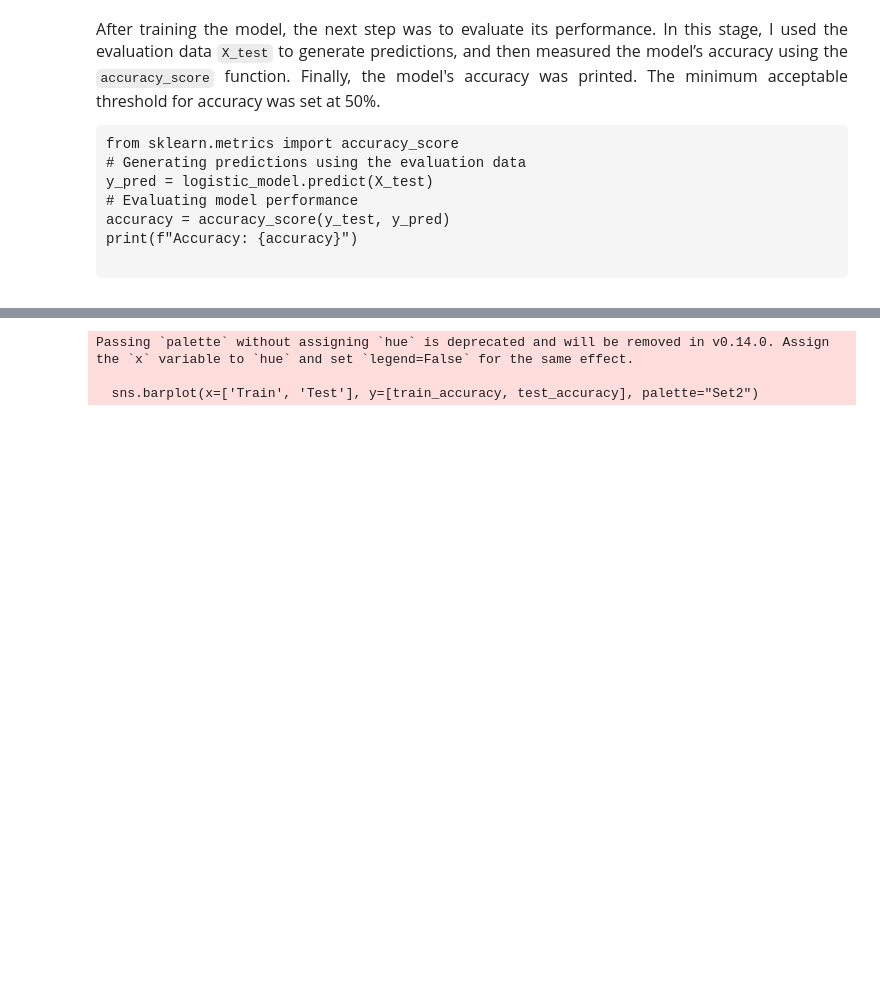
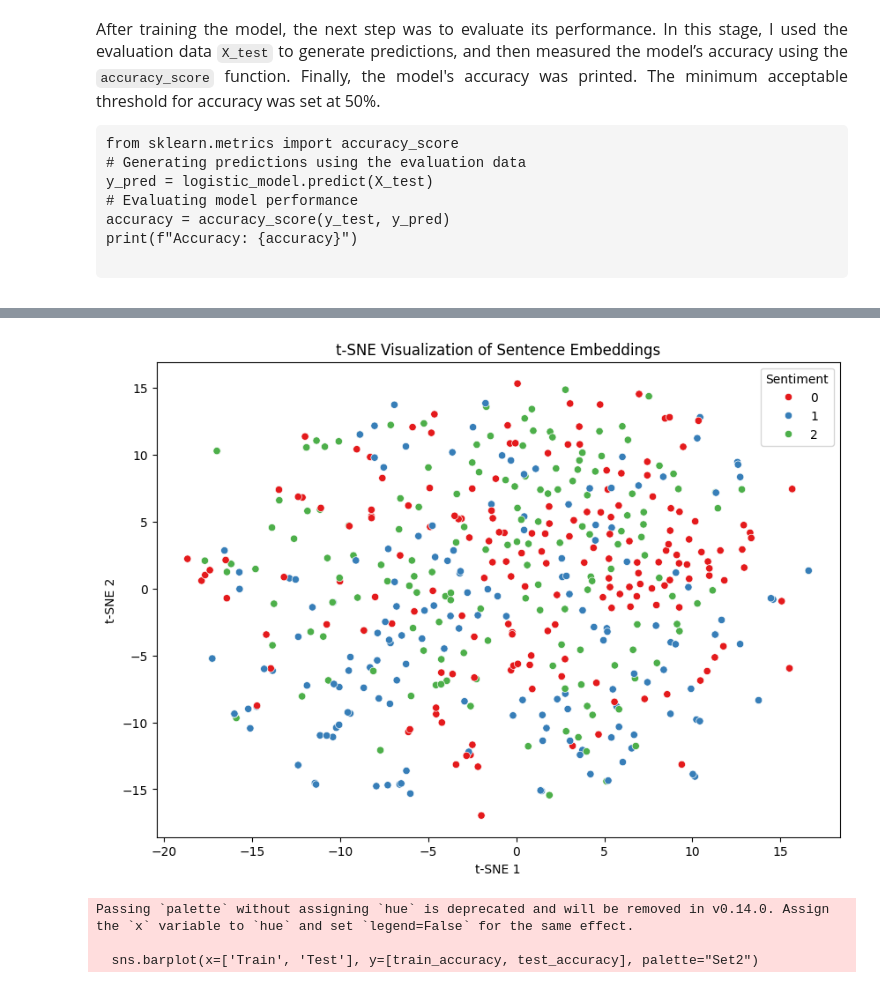
Before and after one commit to Mah-En/Sentiment-Explorer-Persian-Comment-Classification, a Jupyter notebook: persian_comments_preprocessing.ipynb, the cells around one changed output, grey strips where cells are left out. Saved outputs shown, nothing was run; the diff lists cells and outputs as text; code cells hidden in the pictures; blank space fills up the shorter version.

```diff
--- a/persian_comments_preprocessing.ipynb
+++ b/persian_comments_preprocessing.ipynb
@@ -521,3 +595,17 @@ plt.show()
+# %%
+# 2. t-SNE Visualization of Sentence Embeddings
+from sklearn.manifold import TSNE
+tsne = TSNE(n_components=2, random_state=42, perplexity=40)
+sentence_vecs_2d = tsne.fit_transform(X[:500])  # Use a subset for speed
+plt.figure(figsize=(10,7))
+sns.scatterplot(x=sentence_vecs_2d[:,0], y=sentence_vecs_2d[:,1], hue=y[:500], palette="Set1", legend="full")
+plt.title("t-SNE Visualization of Sentence Embeddings")
+plt.xlabel("t-SNE 1")
+plt.ylabel("t-SNE 2")
+plt.legend(title="Sentiment")
+plt.show()
+# %% [output]
+[figure, added]
 # %%
 from sklearn.metrics import accuracy_score
 
```
Also changed, not shown: parts of 11 cells of this notebook, 2 other files.
